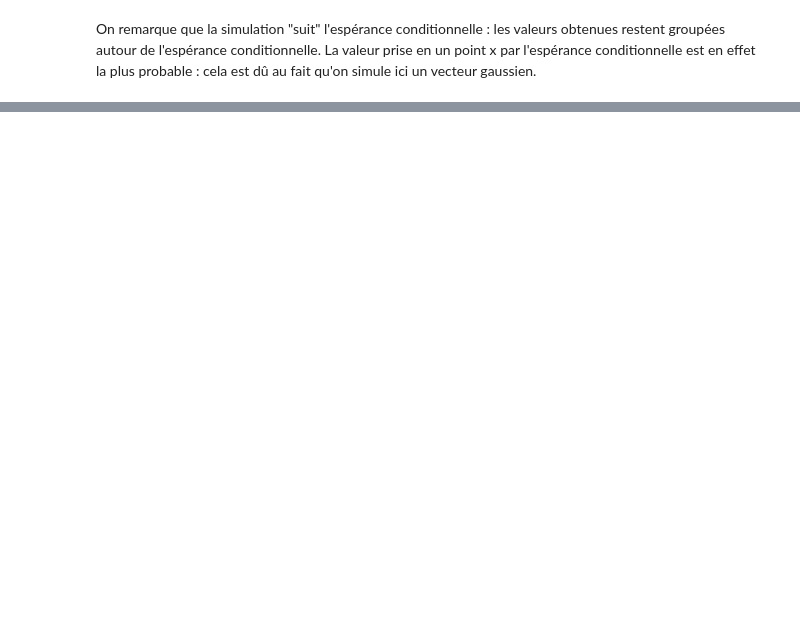
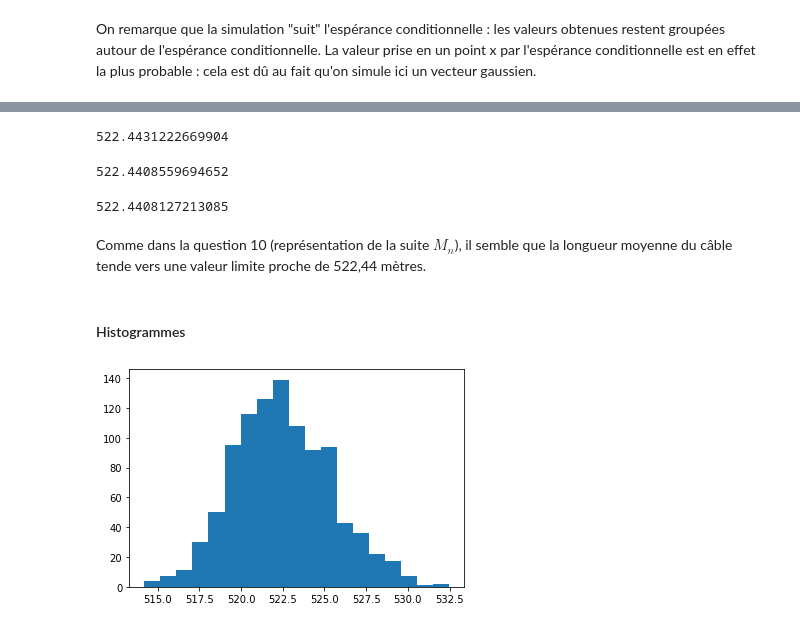
Before and after one commit to jeannebourgarel/projet_proba, a Jupyter notebook: projet_proba.ipynb, the cells around one changed output, grey strips where cells are left out. Cells and saved outputs as stored; diff of their text form; code cells hidden in the pictures; blank space fills up the shorter version.

```diff
--- a/projet_proba.ipynb
+++ b/projet_proba.ipynb
@@ -245,0 +498,20 @@ On remarque que la simulation "suit" l'espérance conditionnelle : les valeurs o
+# %%
+longueur_cable_simulation(1000, Delta) #espérance conditionnelle de la longueur pour 1000 simulations
+# %% [output]
+522.4431222669904
+# %%
+longueur_cable_simulation(10000, Delta) #espérance conditionnelle de la longueur pour 10 000 simulations
+# %% [output]
+522.4408559694652
+# %%
+longueur_cable_simulation(100000, Delta) #espérance conditionnelle de la longueur pour 100 000 simulations
+# %% [output]
+522.4408127213085
+# %% [markdown]
+Comme dans la question 10 (représentation de la suite $M_n$), il semble que la longueur moyenne du câble tende vers une valeur limite proche de 522,44 mètres.
+# %% [markdown]
+#### Histogrammes
+# %%
+histogramme(1000, Delta)
+# %% [output]
+[figure, added]
```
Also changed, not shown: parts of 56 cells of this notebook.
